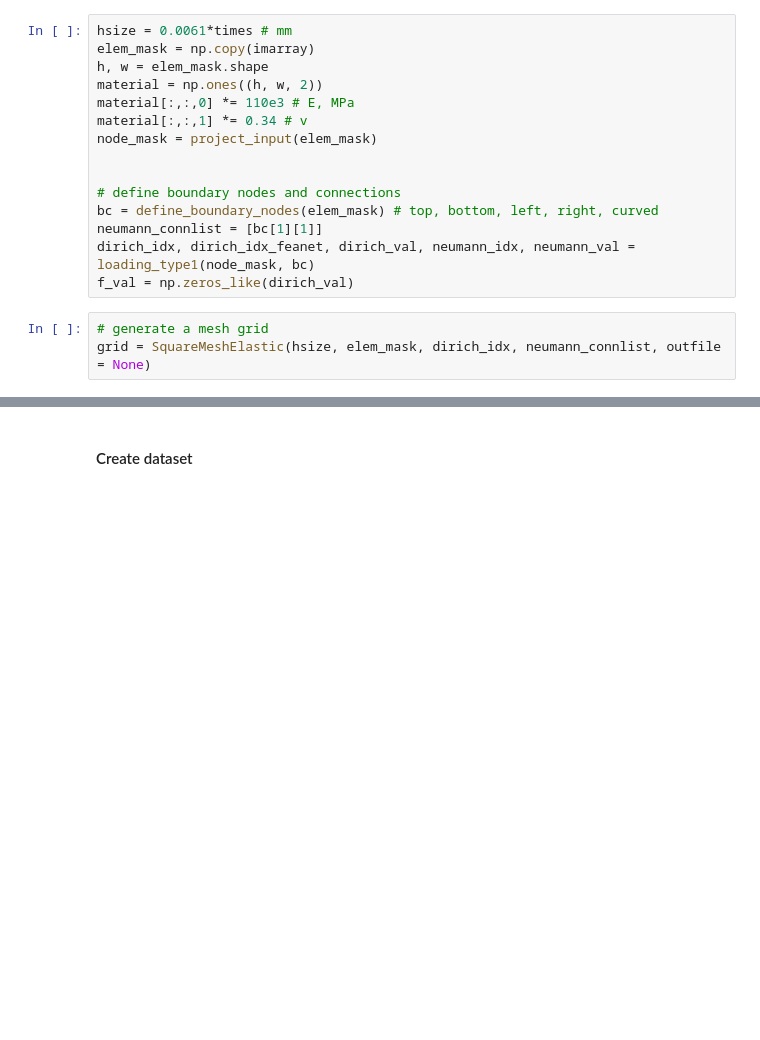
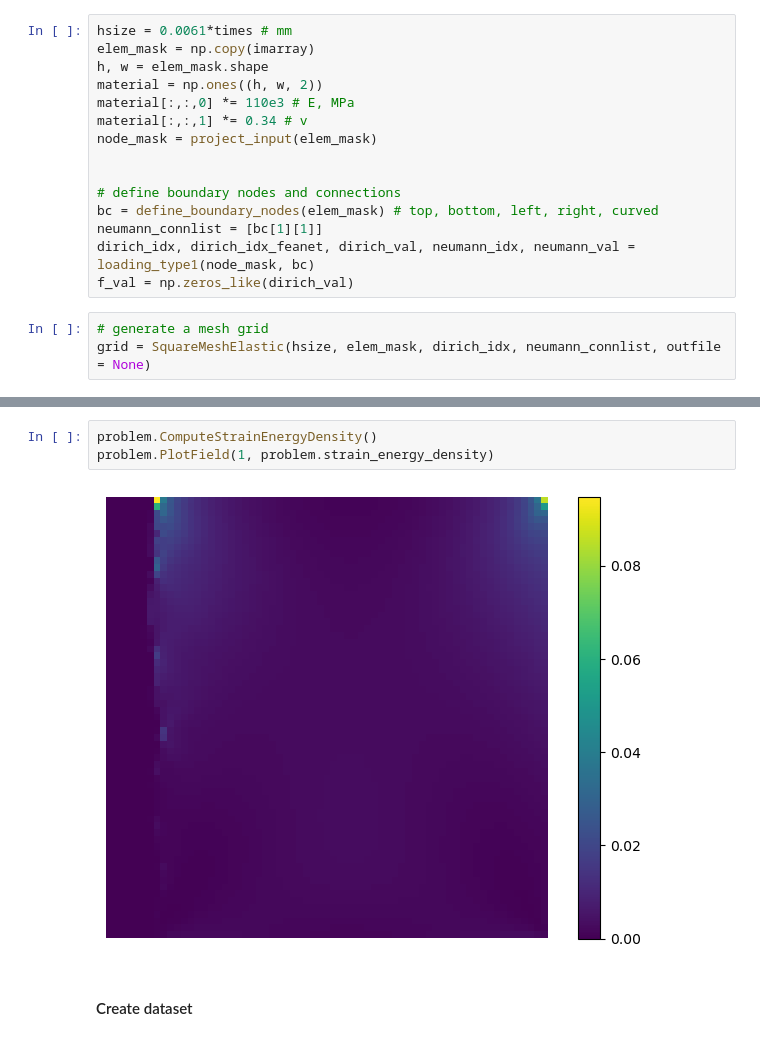
Before and after one commit to ymlasu/MFEA-Net, a Jupyter notebook: data/elasticity_Ti64.ipynb, the cells around one changed output, grey strips where cells are left out. Cells and saved outputs as stored; diff of their text form; blank space fills up the shorter version.

```diff
--- a/data/elasticity_Ti64.ipynb
+++ b/data/elasticity_Ti64.ipynb
@@ -100,3 +105,8 @@ problem.PlotField()
+# %%
+problem.ComputeStrainEnergyDensity()
+problem.PlotField(1, problem.strain_energy_density)
+# %% [output]
+[figure, added]
 # %% [markdown]
 #### Create dataset
 # %%
```
Also changed, not shown: parts of 6 cells of this notebook, 2 other files.
